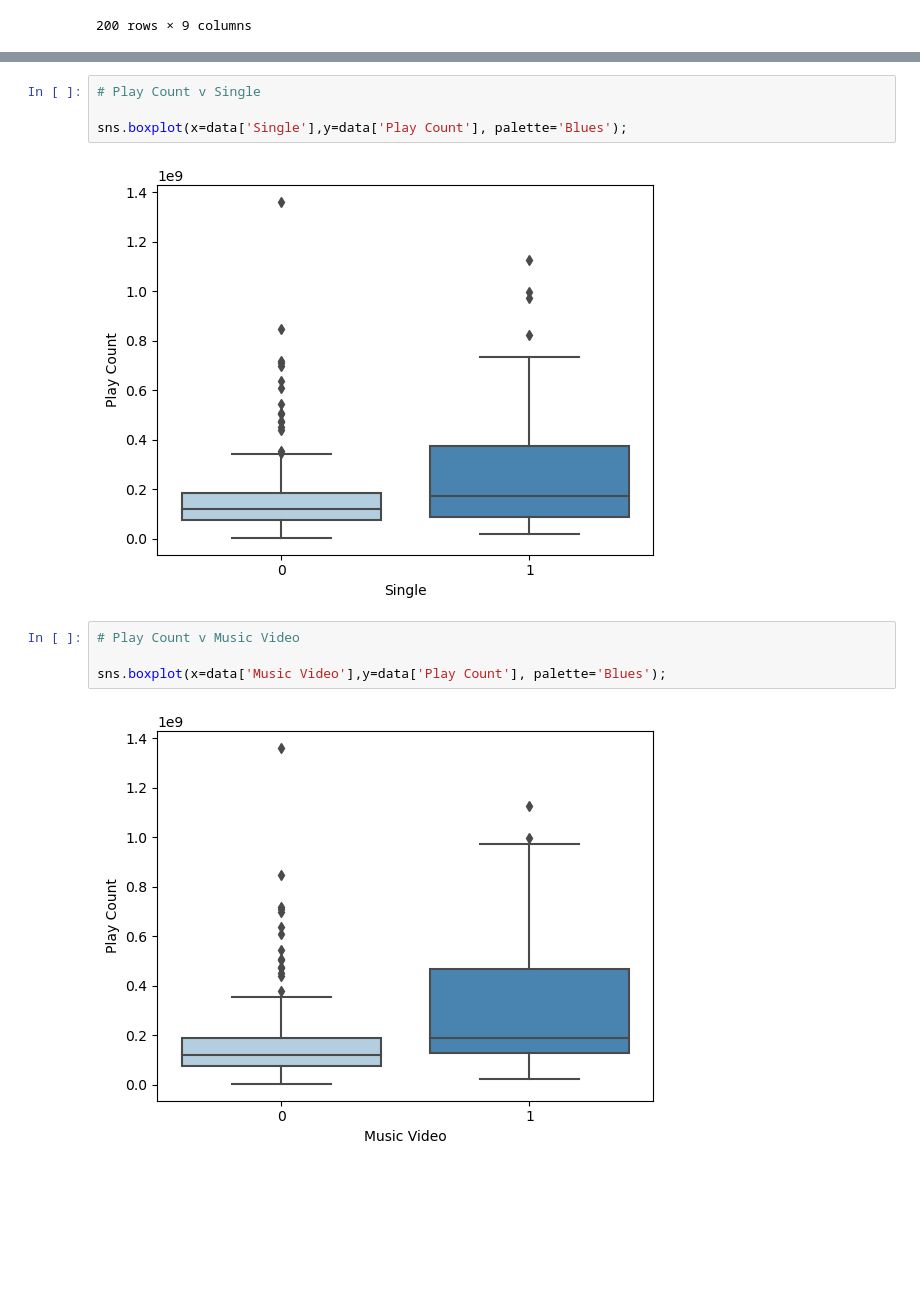
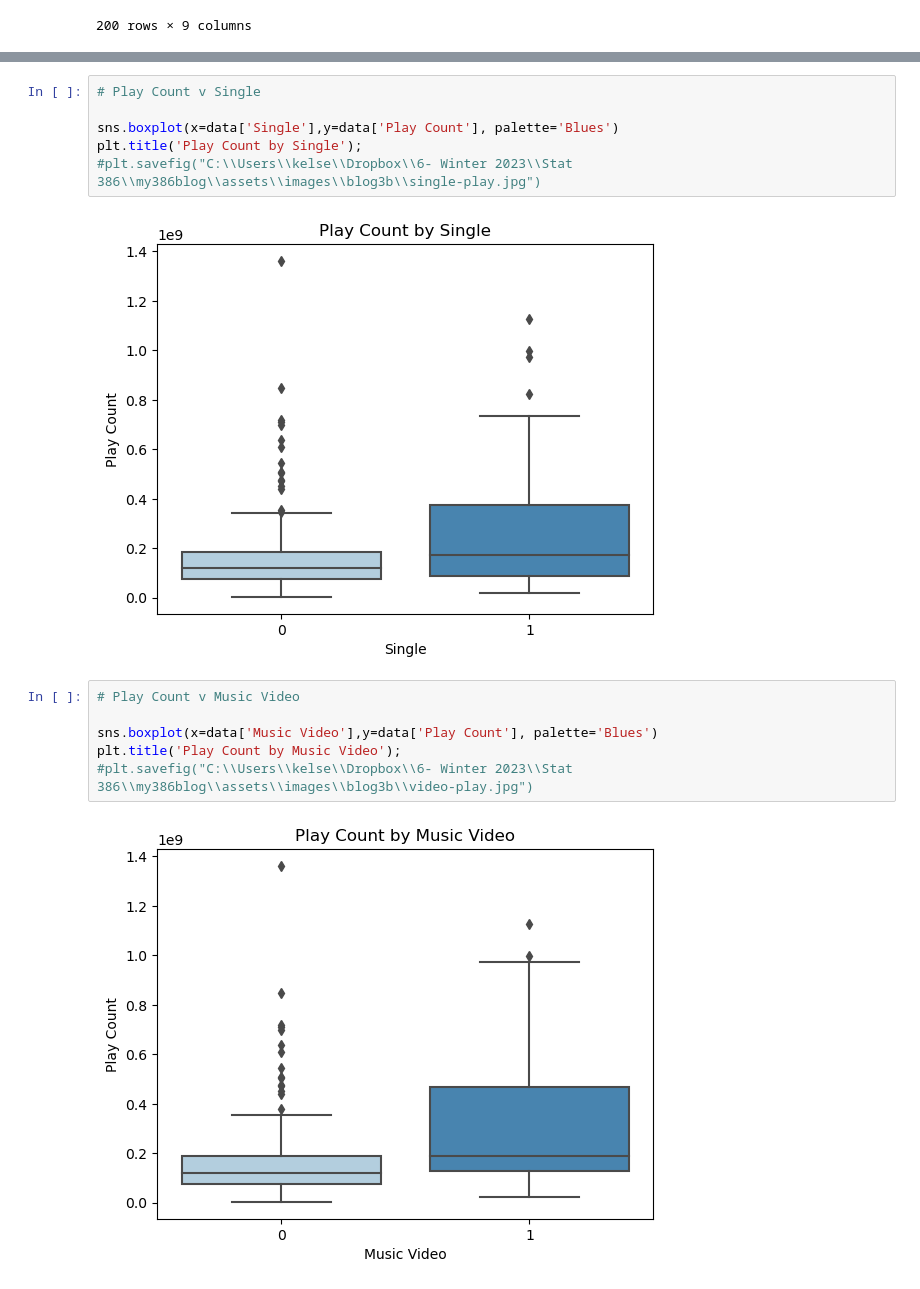
Before and after one commit to kbmoore02/Blog_3, a Jupyter notebook: EDA (Data Visualization).ipynb, the cells around one changed output, grey strips where cells are left out. Saved outputs shown, nothing was run; the diff lists cells and outputs as text; blank space fills up the shorter version.

```diff
--- a/EDA (Data Visualization).ipynb
+++ b/EDA (Data Visualization).ipynb
@@ -151,15 +165,19 @@ sns.stripplot(x='Single',y='Music Video',data=data);
 # %%
 # Play Count v Single
 
-sns.boxplot(x=data['Single'],y=data['Play Count'], palette='Blues');
+sns.boxplot(x=data['Single'],y=data['Play Count'], palette='Blues')
+plt.title('Play Count by Single');
+#plt.savefig("C:\\Users\\kelse\\Dropbox\\6- Winter 2023\\Stat 386\\my386blog\\assets\\images\\blog3b\\single-play.jpg")
 # %% [output]
-[figure, old version]
+[figure, new version]
 # %%
 # Play Count v Music Video
 
-sns.boxplot(x=data['Music Video'],y=data['Play Count'], palette='Blues');
+sns.boxplot(x=data['Music Video'],y=data['Play Count'], palette='Blues')
+plt.title('Play Count by Music Video');
+#plt.savefig("C:\\Users\\kelse\\Dropbox\\6- Winter 2023\\Stat 386\\my386blog\\assets\\images\\blog3b\\video-play.jpg")
 # %% [output]
-[figure, old version]
+[figure, new version]
 # %%
 # Singles v Track Number
 
```
Also changed, not shown: parts of 13 cells of this notebook.
